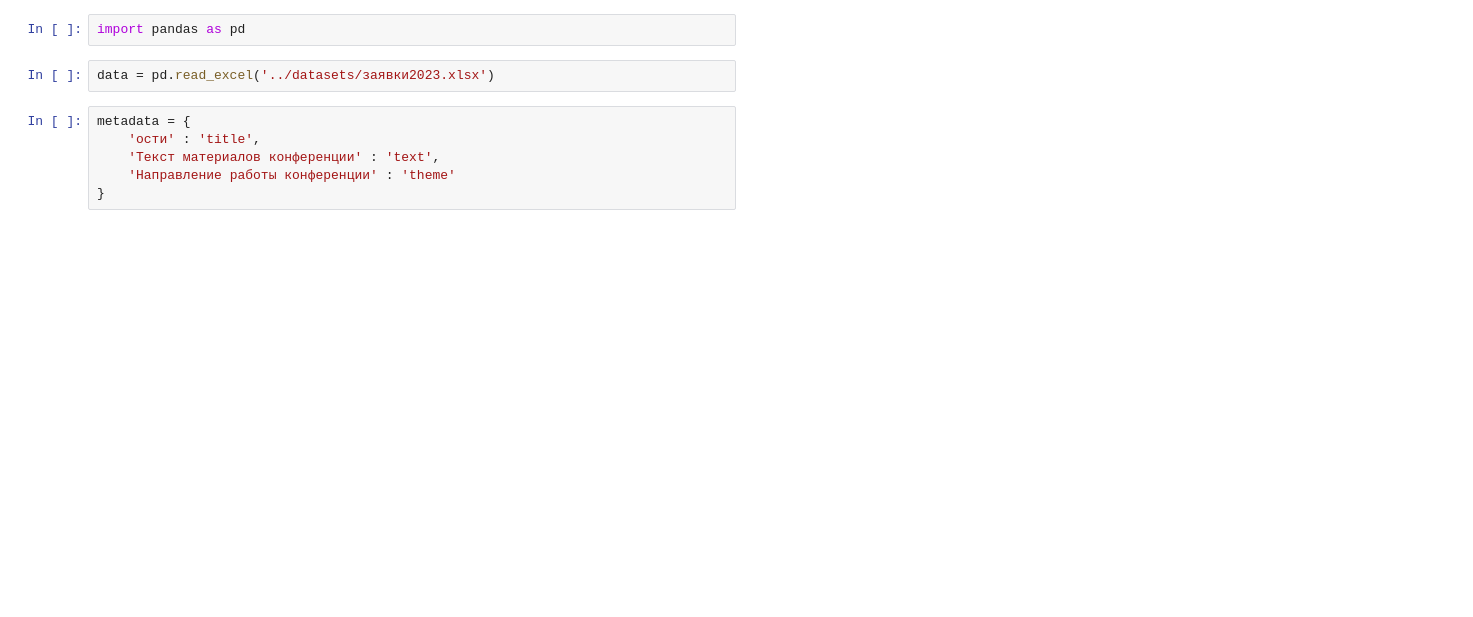
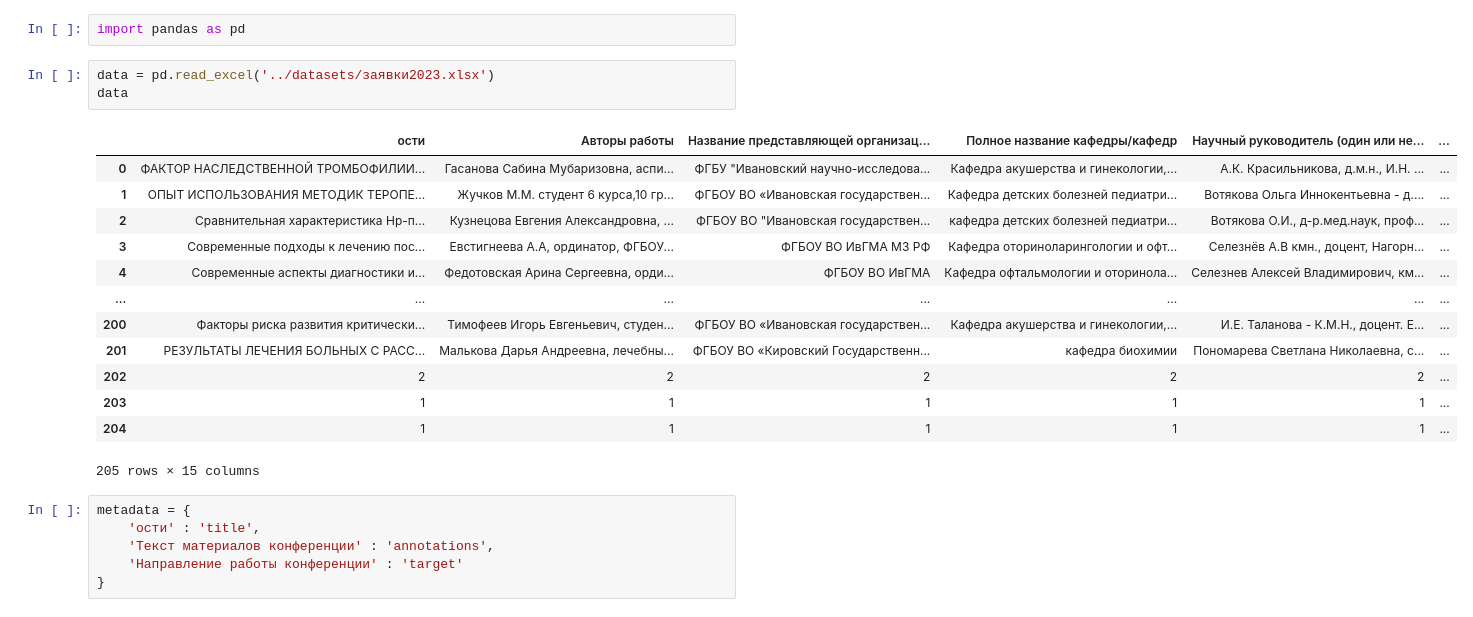
Before and after one commit to university-practice/pipelines, a Jupyter notebook: notebooks/01-preprocessing.ipynb, the cells around one changed output. Cells and saved outputs as stored; diff of their text form; blank space fills up the shorter version.

```diff
--- a/notebooks/01-preprocessing.ipynb
+++ b/notebooks/01-preprocessing.ipynb
@@ -2,11 +2,26 @@
 import pandas as pd
 # %%
 data = pd.read_excel('../datasets/заявки2023.xlsx')
+data
+# %% [output]
+|  | ости | Авторы работы | Название представляющей организац... | Полное название кафедры/кафедр | Научный руководитель (один или не... | ... |
+| 0 | ФАКТОР НАСЛЕДСТВЕННОЙ ТРОМБОФИЛИИ... | Гасанова Сабина Мубаризовна, аспи... | ФГБУ "Ивановский научно-исследова... | Кафедра акушерства и гинекологии,... | А.К. Красильникова, д.м.н., И.Н. ... | ... |
+| 1 | ОПЫТ ИСПОЛЬЗОВАНИЯ МЕТОДИК ТЕРОПЕ... | Жучков М.М. студент 6 курса,10 гр... | ФГБОУ ВО «Ивановская государствен... | Кафедра детских болезней педиатри... | Вотякова Ольга Иннокентьевна - д.... | ... |
+| 2 | Сравнительная характеристика Нр-п... | Кузнецова Евгения Александровна, ... | ФГБОУ ВО "Ивановская государствен... | кафедра детских болезней педиатри... | Вотякова О.И., д-р.мед.наук, проф... | ... |
+| 3 | Современные подходы к лечению пос... | Евстигнеева А.А, ординатор, ФГБОУ... | ФГБОУ ВО ИвГМА МЗ РФ | Кафедра оториноларингологии и офт... | Селезнёв А.В кмн., доцент, Нагорн... | ... |
+| 4 | Современные аспекты диагностики и... | Федотовская Арина Сергеевна, орди... | ФГБОУ ВО ИвГМА | Кафедра офтальмологии и оторинола... | Селезнев Алексей Владимирович, км... | ... |
+| ... | ... | ... | ... | ... | ... | ... |
+| 200 | Факторы риска развития критически... | Тимофеев Игорь Евгеньевич, студен... | ФГБОУ ВО «Ивановская государствен... | Кафедра акушерства и гинекологии,... | И.Е. Таланова - К.М.Н., доцент. Е... | ... |
+| 201 | РЕЗУЛЬТАТЫ ЛЕЧЕНИЯ БОЛЬНЫХ С РАСС... | Малькова Дарья Андреевна, лечебны... | ФГБОУ ВО «Кировский Государственн... | кафедра биохимии | Пономарева Светлана Николаевна, с... | ... |
+| 202 | 2 | 2 | 2 | 2 | 2 | ... |
+| 203 | 1 | 1 | 1 | 1 | 1 | ... |
+| 204 | 1 | 1 | 1 | 1 | 1 | ... |
+205 rows × 15 columns
 # %%
 metadata = {
     'ости' : 'title',
-    'Текст материалов конференции' : 'text',
-    'Направление работы конференции' : 'theme'
+    'Текст материалов конференции' : 'annotations',
+    'Направление работы конференции' : 'target'
 }
 # %%
 data = data[list(metadata.keys())]
```
Also changed, not shown: parts of 8 cells of this notebook.
